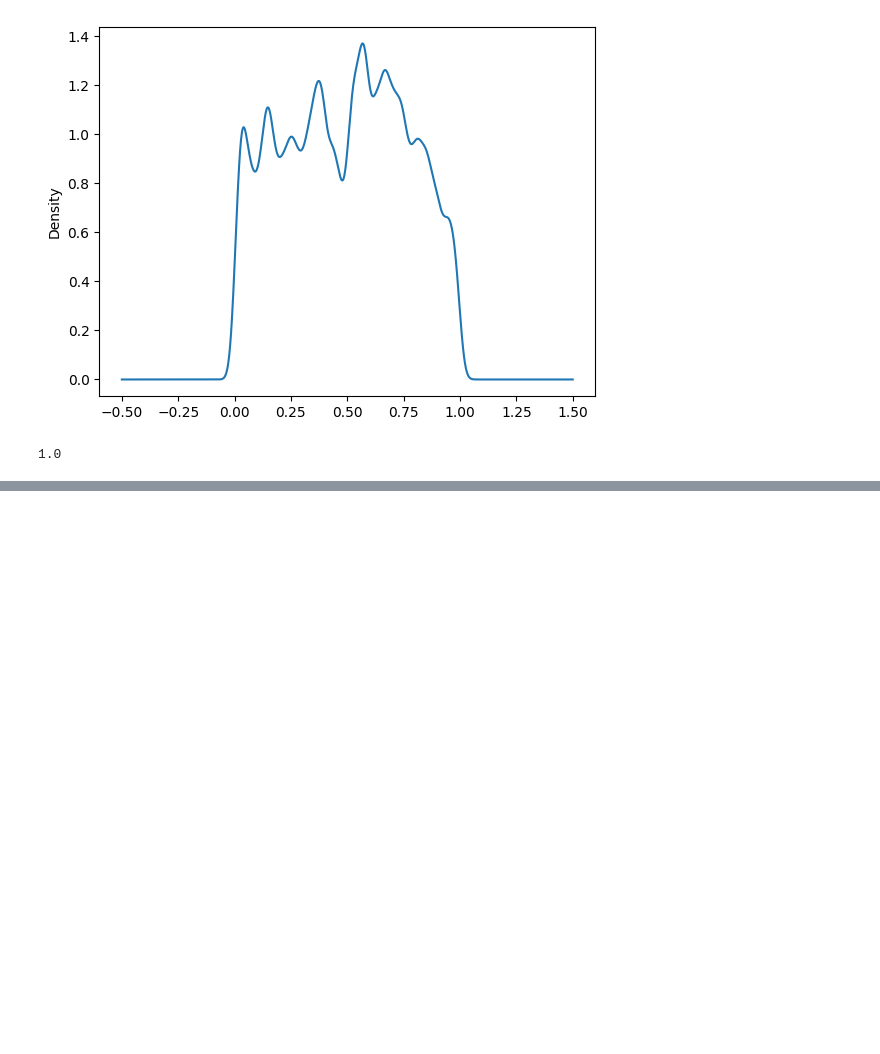
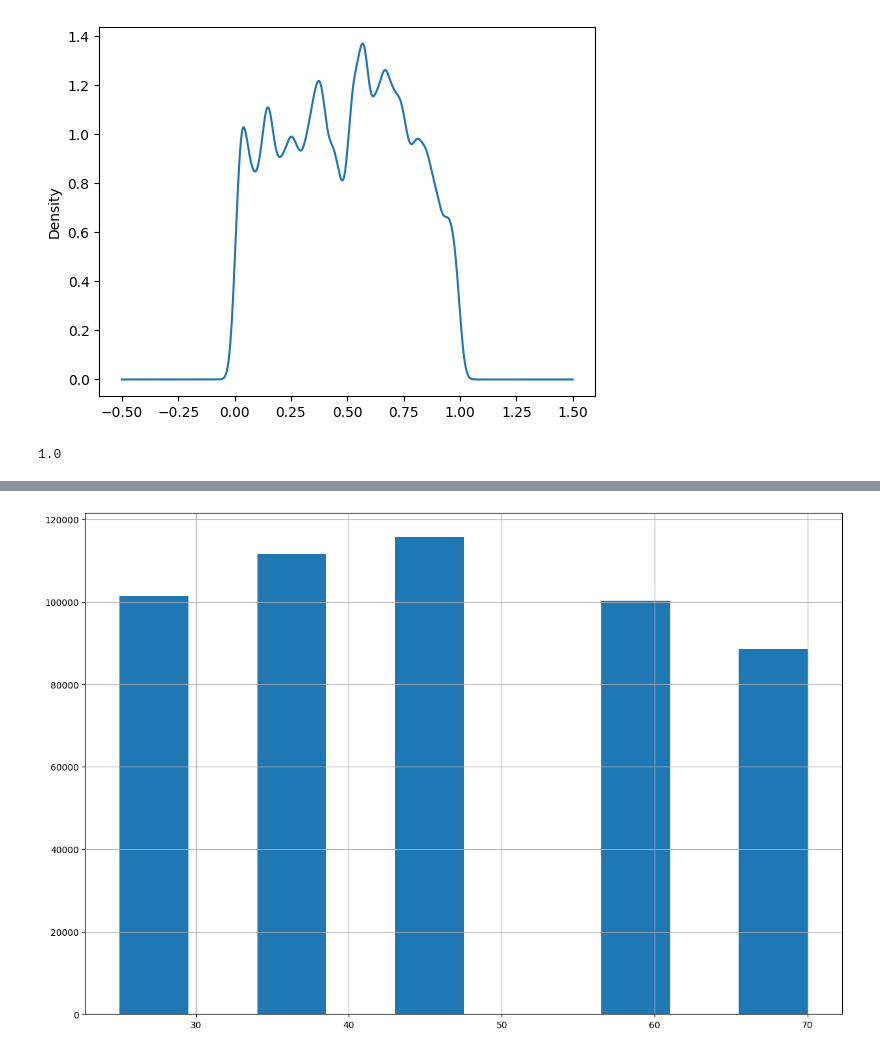
Before and after one commit to Zrahay/Kagg-Repo, a Jupyter notebook: Accidents/code2.ipynb, the cells around one changed output, grey strips where cells are left out. Drawn from its saved outputs; the diff is of its cells as text; code cells hidden in the pictures; blank space fills up the shorter version.

Commit message:
Performed analysis on the feature speed limit

```diff
--- a/Accidents/code2.ipynb
+++ b/Accidents/code2.ipynb
@@ -259,0 +276,6 @@ df['curvature'].max()
+# %%
+
+df['speed_limit'].hist(figsize = (15, 10))
+plt.show()
+# %% [output]
+[figure, added]
```
Also changed, not shown: parts of 9 cells of this notebook.
